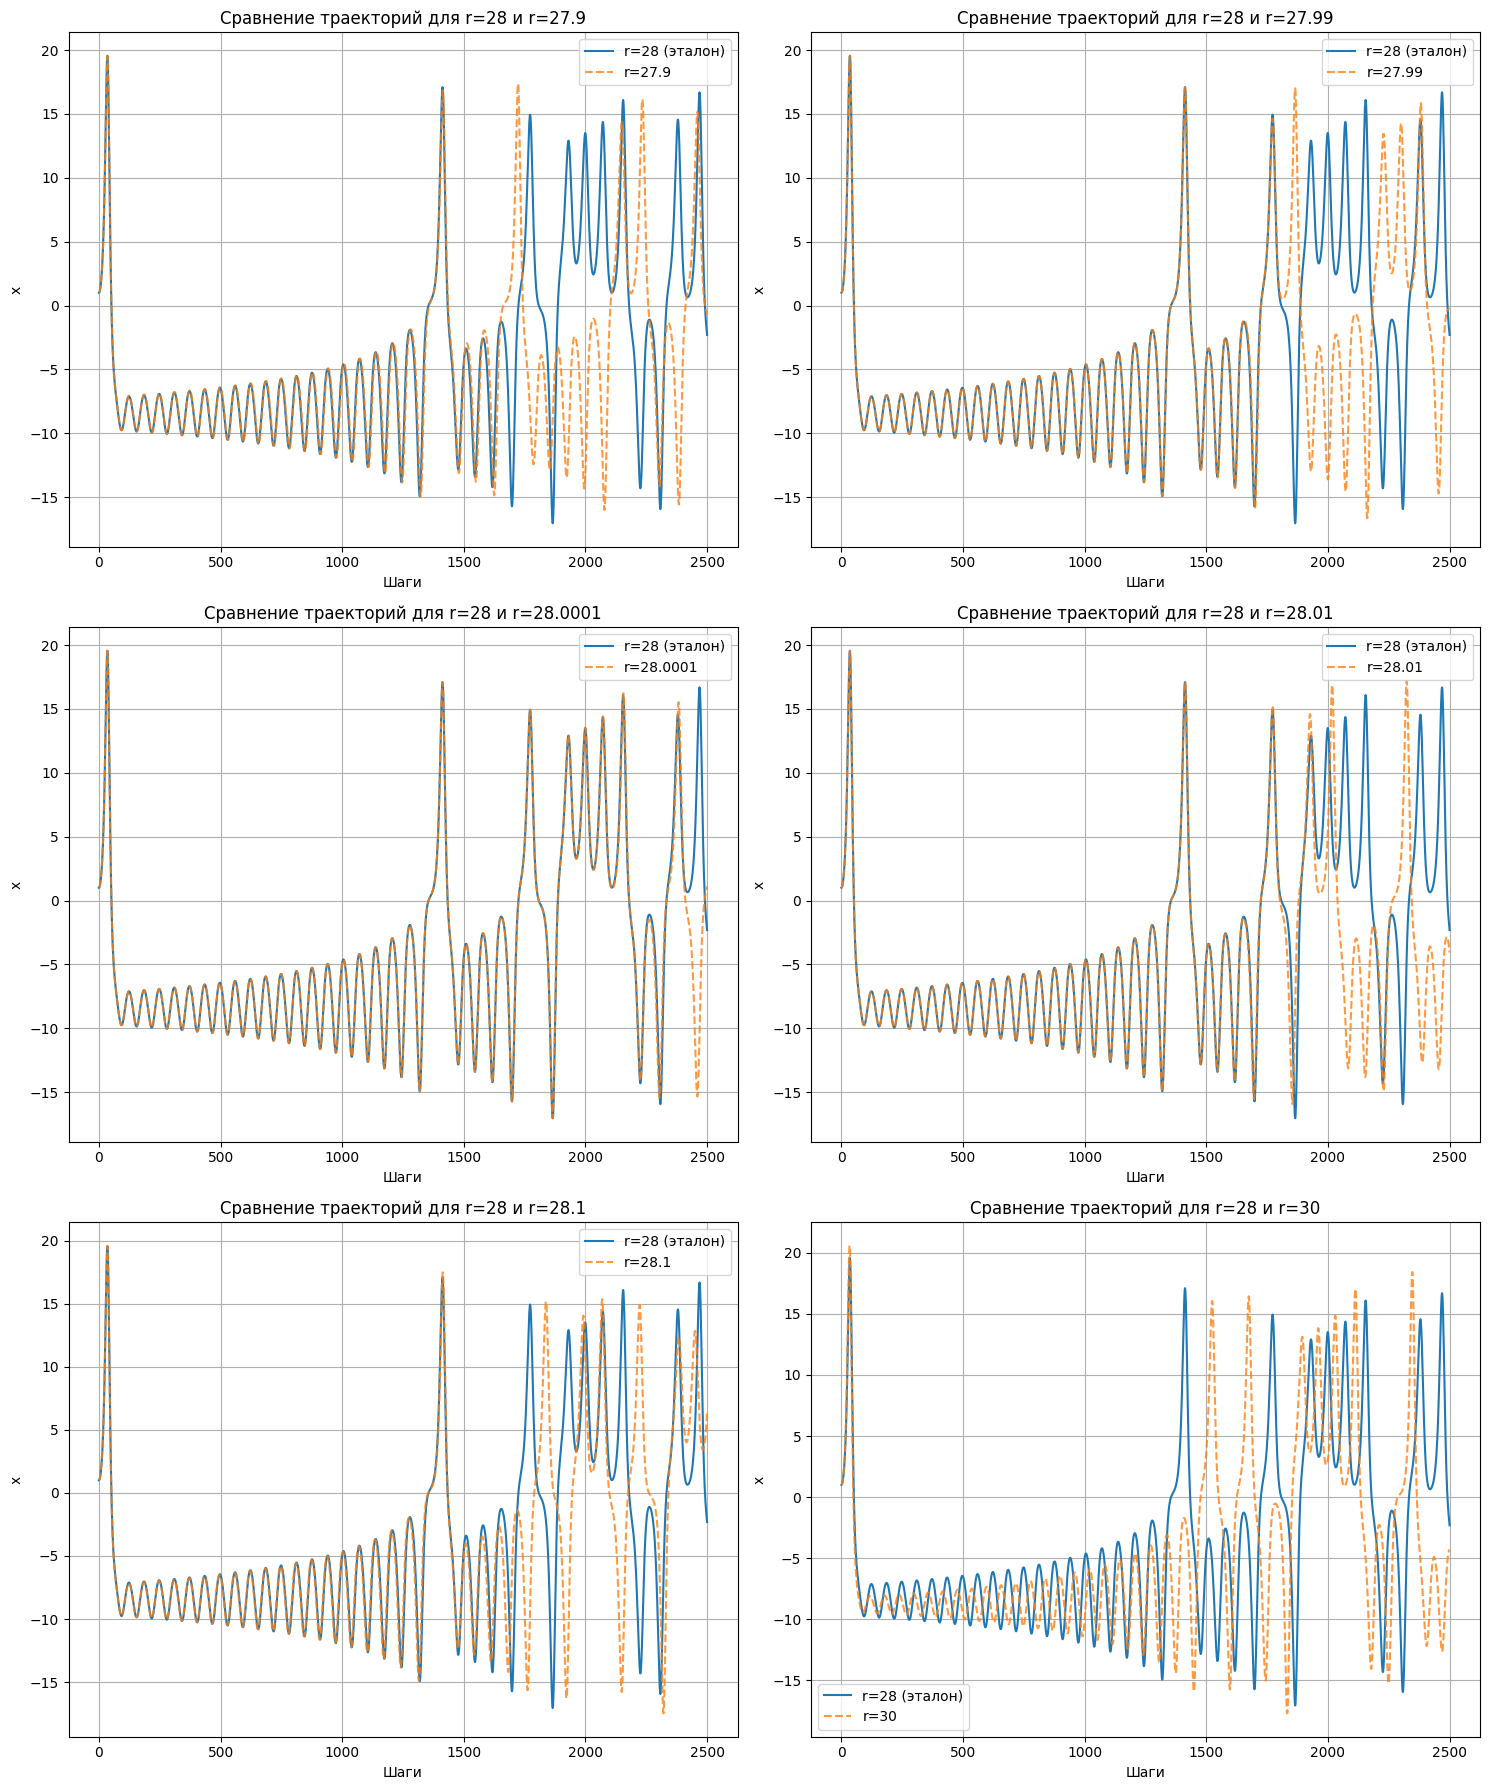
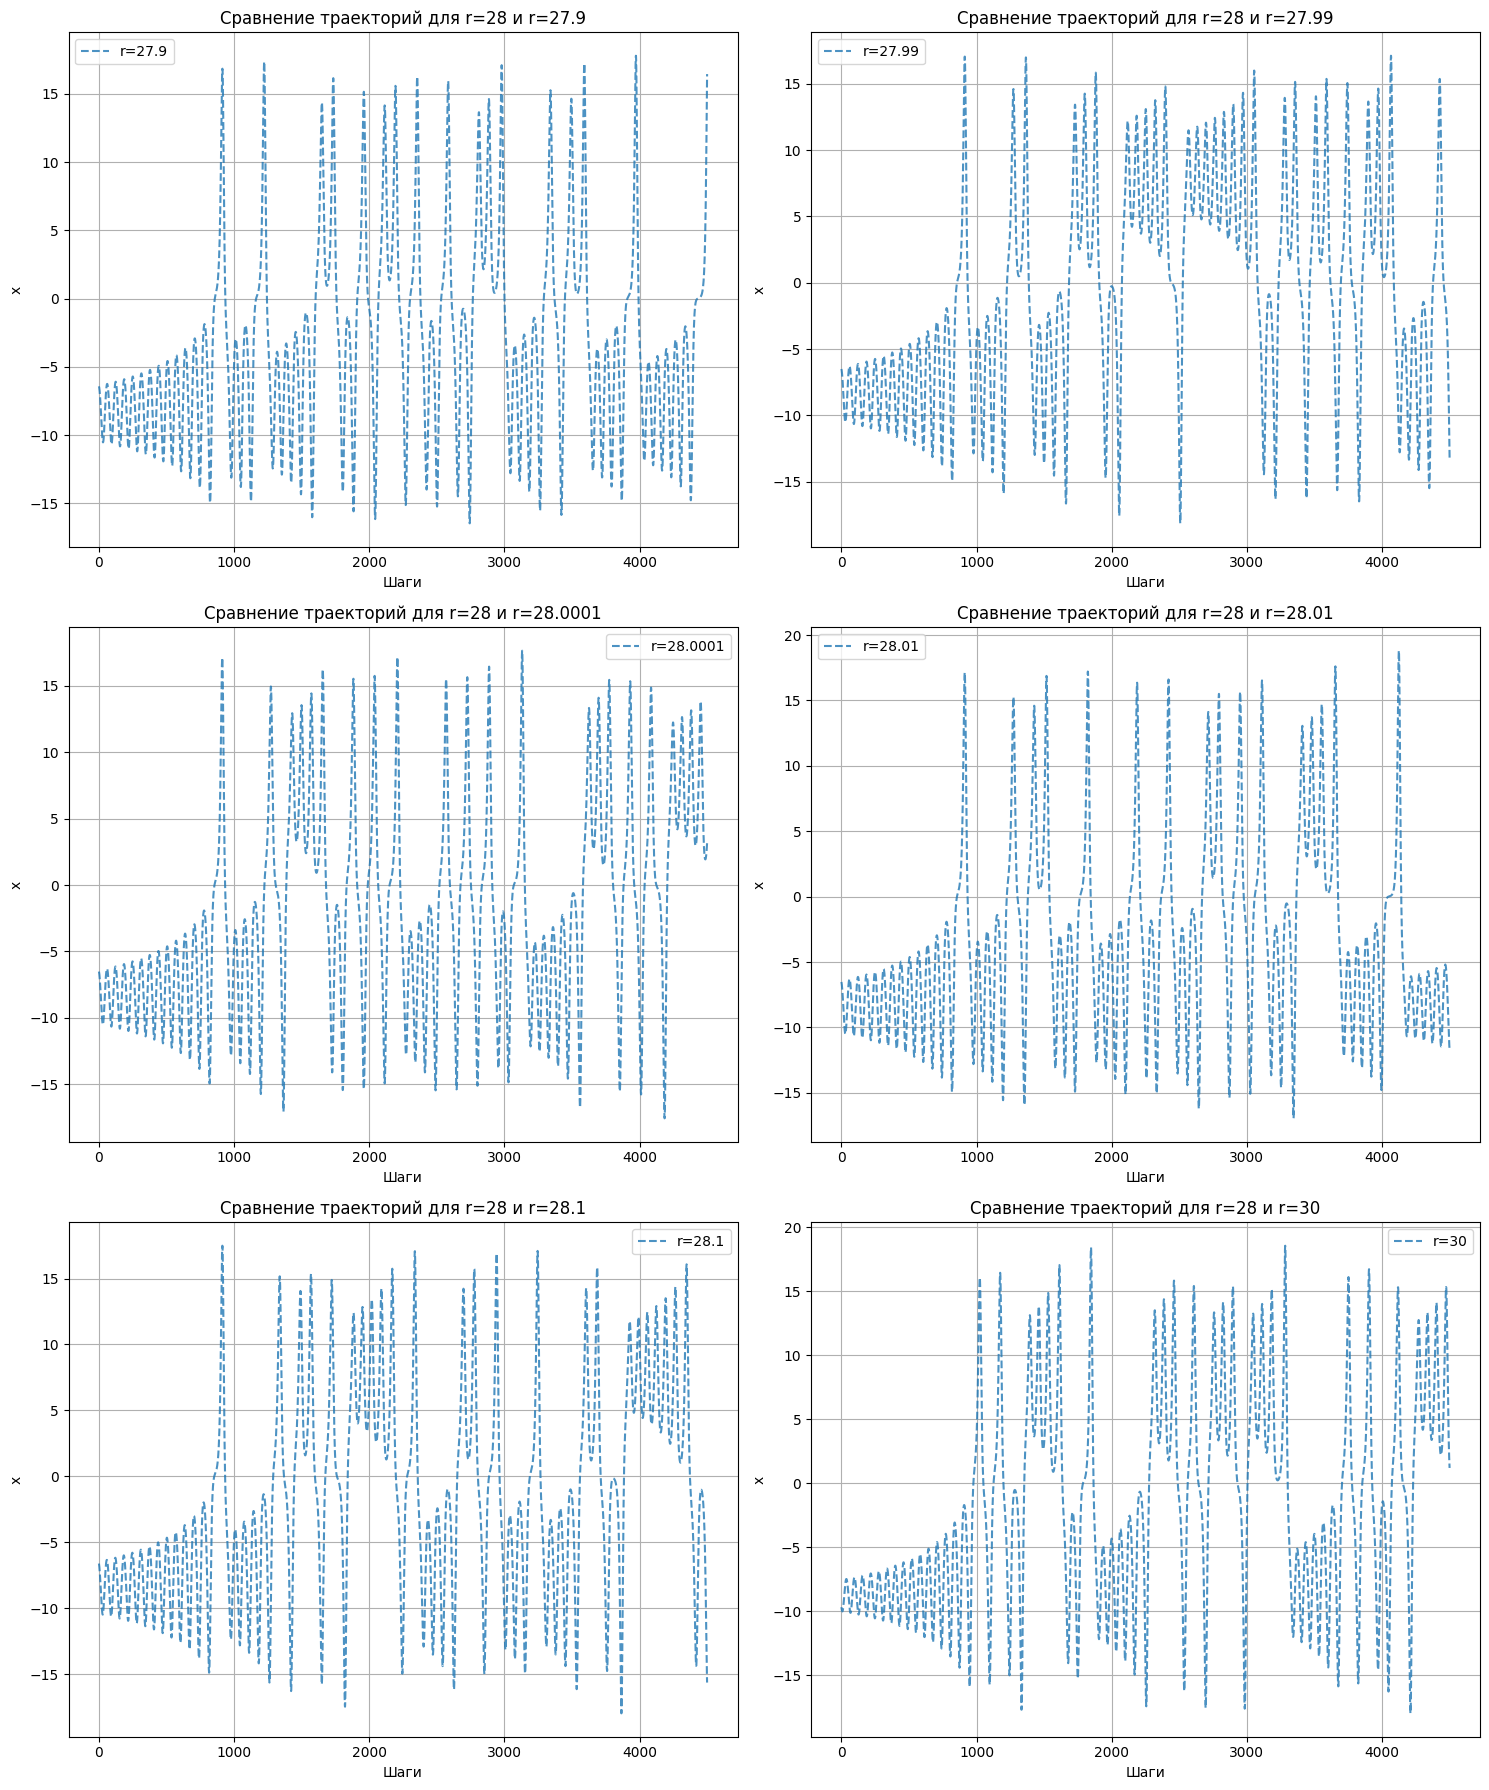
Unified diff of the notebook cell whose output changed from the first chart to the second:
--- before
+++ after
@@ -37,5 +37,5 @@
 # Параметры моделирования
 dt = 0.01
-steps = 2500
+steps = 5000
 # Отсортируем значения для логичного расположения на графике
 r_values_to_compare = sorted([28.0001, 28.1, 27.9, 27.99, 30, 28.01])
@@ -62,7 +62,7 @@
     traj_comp = lorentz.generate(dt, steps, r=r, initial_state=initial_state)
 
-    # 3. Рисуем на конкретной оси `ax`, а не на `plt`
-    ax.plot(traj_ref[:, 0], label='r=28 (эталон)', linewidth=1.5)
-    ax.plot(traj_comp[:, 0], label=f'r={r}', alpha=0.8, linestyle='--')
+    # # 3. Рисуем на конкретной оси `ax`, а не на `plt`
+    # ax.plot(traj_ref[500:, 0], label='r=28 (эталон)', linewidth=1.5)
+    ax.plot(traj_comp[500:, 0], label=f'r={r}', alpha=0.8, linestyle='--')
 
     ax.set_xlabel('Шаги')

Commit: dependence